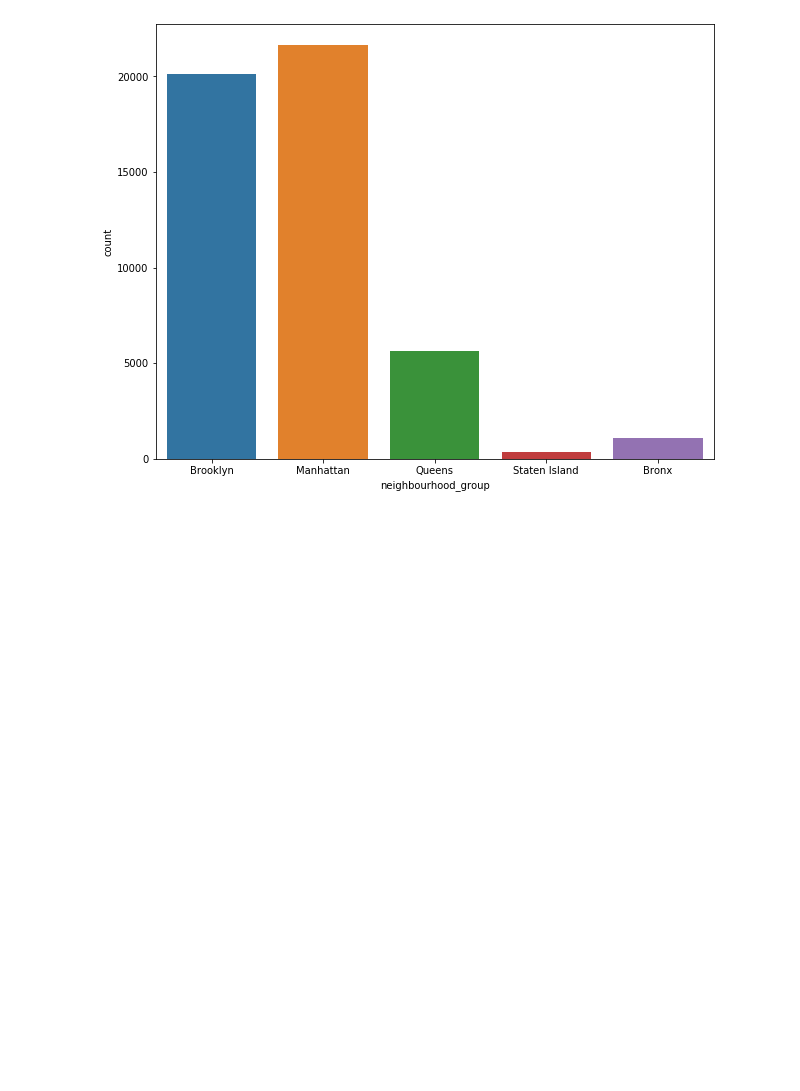
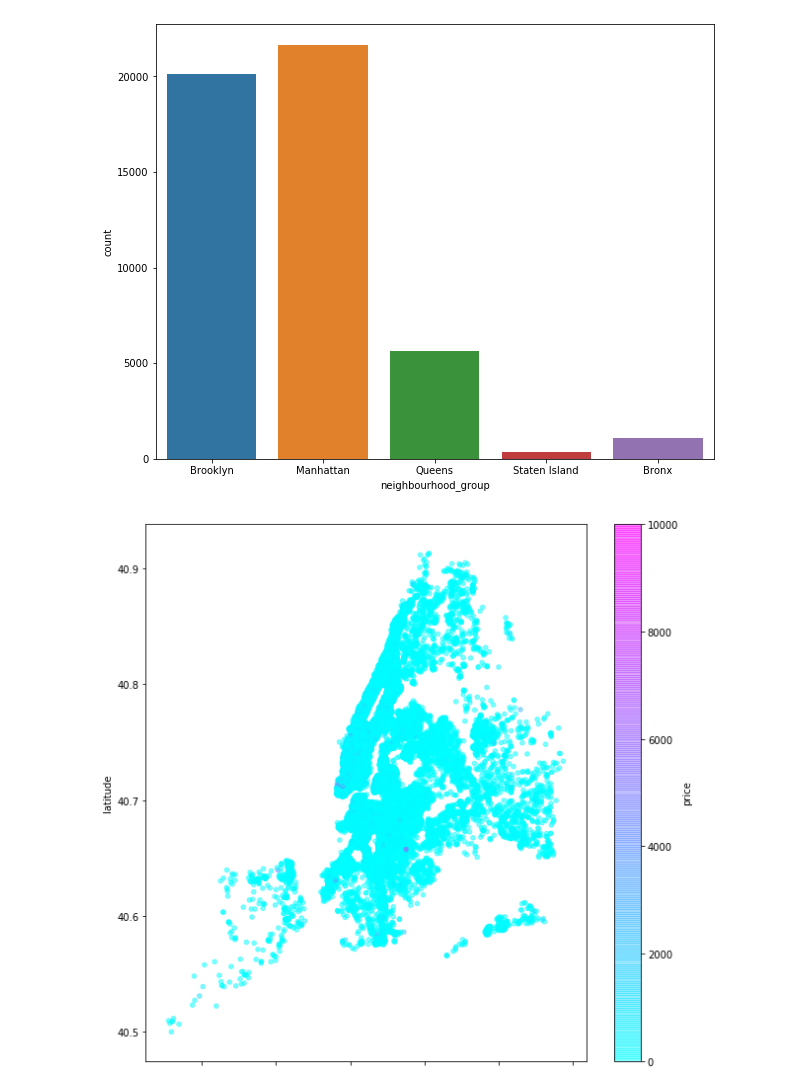
Before and after one commit to kasthurie/AirbnbSoen499, a Jupyter notebook: Linear_Regression.ipynb, the cells around one changed output. Saved outputs shown, nothing was run; the diff lists cells and outputs as text; code cells hidden in the pictures; blank space fills up the shorter version.

```diff
--- a/Linear_Regression.ipynb
+++ b/Linear_Regression.ipynb
@@ -131,3 +133,7 @@ sb.countplot(newyork['neighbourhood_group'])
 # %% [output]
 <matplotlib.axes._subplots.AxesSubplot at 0x...>
 [figure]
+# %%
+newyork.plot.scatter(x='longitude', y='latitude', c='price', figsize=(10,10), cmap='cool', alpha=0.5);
+# %% [output]
+[figure, added]
```
Also changed, not shown: parts of 4 cells of this notebook.
